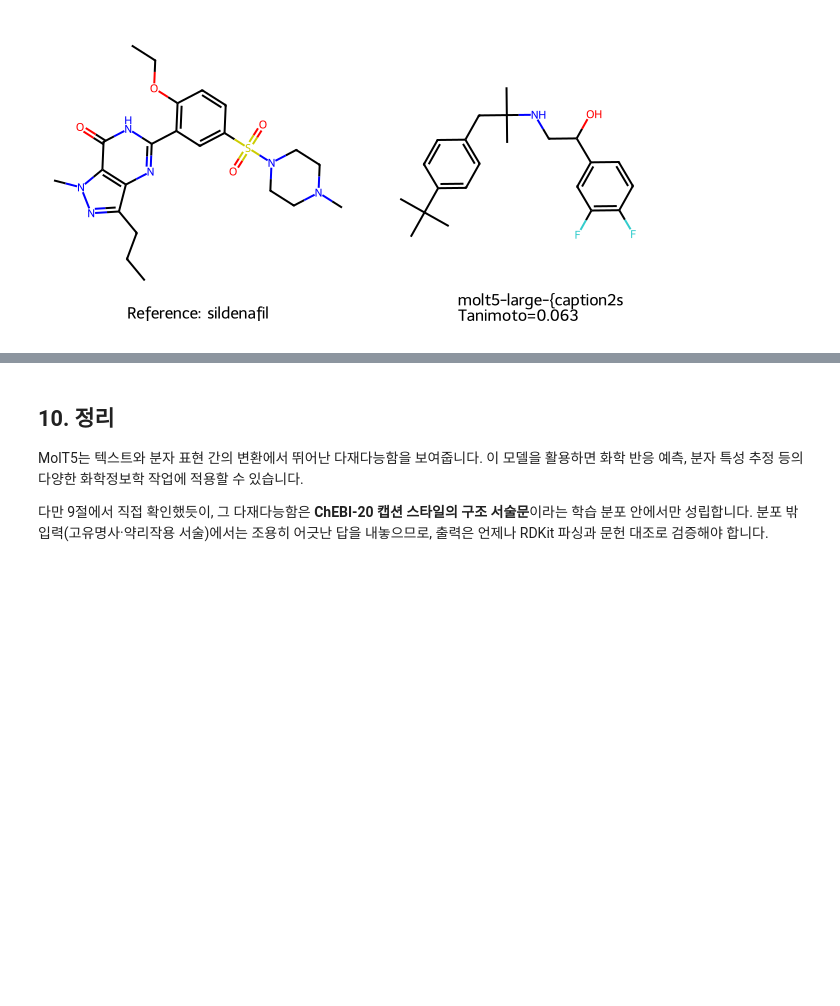
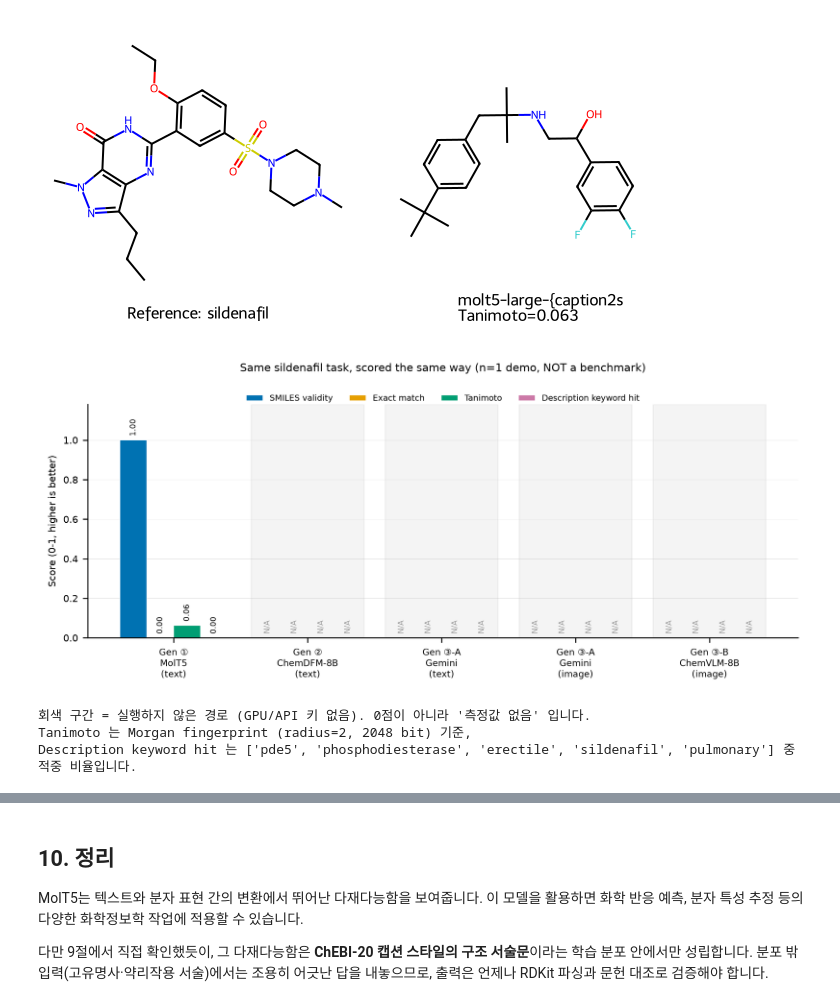
Before and after one commit to fourmodern/2026_aidrugdiscovery, a Jupyter notebook: Day06_LLM_Agent/t042_molt5.ipynb, the cells around one changed output, grey strips where cells are left out. Saved outputs shown, nothing was run; the diff lists cells and outputs as text; code cells hidden in the pictures; blank space fills up the shorter version.

```diff
--- a/Day06_LLM_Agent/t042_molt5.ipynb
+++ b/Day06_LLM_Agent/t042_molt5.ipynb
@@ -734,3 +1207,79 @@ display(Draw.MolsToGridImage(mols, legends=legends,
 # %% [output]
 그림에 넣을 분자 2개 (정답 1 + 유효 생성 1)
 [figure]
+# %%
+# --- 9-6. 3세대 채점 비교 차트 (미실행 경로는 회색 N/A, 0점으로 칠하지 않음) ---
+import numpy as np
+
+METRICS = ["SMILES validity", "Exact match", "Tanimoto", "Description keyword hit"]
+METRIC_COLORS = [OKABE_ITO["blue"], OKABE_ITO["orange"],
+                 OKABE_ITO["green"], OKABE_ITO["purple"]]
+
+GEN_LABEL_EN = {
+    "① 전용 번역기 (2022)":            "Gen ①\nMolT5\n(text)",
+    "② 화학 지시학습 LLM (2024)":      "Gen ②\nChemDFM-8B\n(text)",
+    "③-A 프론티어 · 텍스트 입력":       "Gen ③-A\nGemini\n(text)",
+    "③-A 프론티어 · 이미지 입력":       "Gen ③-A\nGemini\n(image)",
+    "③-B 오픈 멀티모달 · 이미지 입력":  "Gen ③-B\nChemVLM-8B\n(image)",
+}
+
+
+def metric_values(row: dict) -> list:
+    """한 행을 0-1 스케일 4지표로 바꾼다. 미실행이면 None (막대를 그리지 않는다)."""
+    if row["SMILES 유효"] == "-":           # register() 가 '-' 로 남긴 미실행 행
+        return [None] * 4
+    valid = 1.0 if row["SMILES 유효"] is True else 0.0
+    exact = 1.0 if row["정답 일치"] is True else 0.0
+    tani = float(row["Tanimoto"]) if isinstance(row["Tanimoto"], (int, float)) else 0.0
+    hits = int(str(row["설명 키워드"]).split("/")[0]) if "/" in str(row["설명 키워드"]) else 0
+    return [valid, exact, tani, hits / len(DESC_KEYWORDS)]
+
+
+labels = [GEN_LABEL_EN.get(r["세대"], r["세대"]) for r in RESULTS]
+values = [metric_values(r) for r in RESULTS]
+
+x = np.arange(len(RESULTS))
+width = 0.2
+fig, ax = plt.subplots(figsize=(1.35 * len(RESULTS) + 1.0, 3.4))
+
+labelled = set()
+for m, (name, color) in enumerate(zip(METRICS, METRIC_COLORS)):
+    offset = (m - 1.5) * width
+    for i, v in enumerate(values):
+        if v[m] is None:                    # 미실행 — 회색 N/A 만 표시 (막대 없음)
+            ax.text(x[i] + offset, 0.02, "N/A", rotation=90, ha="center", va="bottom",
+                    fontsize=5.5, color=OKABE_ITO["grey"])
+        else:
+            ax.bar(x[i] + offset, v[m], width, color=color,
+                   edgecolor="white", linewidth=0.4,
+                   label=None if name in labelled else name)
+            labelled.add(name)
+            ax.text(x[i] + offset, v[m] + 0.02, f"{v[m]:.2f}", rotation=90,
+                    ha="center", va="bottom", fontsize=5.5)
+
+# 미실행 세대 구간을 옅은 회색으로 덮어 "0점이 아니라 데이터 없음"임을 시각적으로 못박는다
+for i, v in enumerate(values):
+    if v[0] is None:
+        ax.axvspan(x[i] - 0.42, x[i] + 0.42, color=OKABE_ITO["grey"], alpha=0.10, zorder=0)
+
+ax.set_xticks(x)
+ax.set_xticklabels(labels, fontsize=6.5)
+ax.set_ylim(0, 1.18)
+ax.set_ylabel("Score (0-1, higher is better)")
+ax.set_title("Same sildenafil task, scored the same way (n=1 demo, NOT a benchmark)",
+             fontsize=8, pad=24)
+# 범례는 축 위로 빼서 막대 위 값 라벨과 겹치지 않게 한다
+ax.legend(loc="upper center", bbox_to_anchor=(0.5, 1.075), ncol=4, fontsize=6, frameon=False)
+ax.grid(axis="y", linewidth=0.3, alpha=0.4)
+ax.set_axisbelow(True)
+fig.tight_layout()
+plt.show()
+
+print("회색 구간 = 실행하지 않은 경로 (GPU/API 키 없음). 0점이 아니라 '측정값 없음' 입니다.")
+print("Tanimoto 는 Morgan fingerprint (radius=2, 2048 bit) 기준,")
+print(f"Description keyword hit 는 {DESC_KEYWORDS} 중 적중 비율입니다.")
+# %% [output]
+[figure, added]
+회색 구간 = 실행하지 않은 경로 (GPU/API 키 없음). 0점이 아니라 '측정값 없음' 입니다.
+Tanimoto 는 Morgan fingerprint (radius=2, 2048 bit) 기준,
+Description keyword hit 는 ['pde5', 'phosphodiesterase', 'erectile', 'sildenafil', 'pulmonary'] 중 적중 비율입니다.
```
Also changed, not shown: parts of 23 cells of this notebook.
